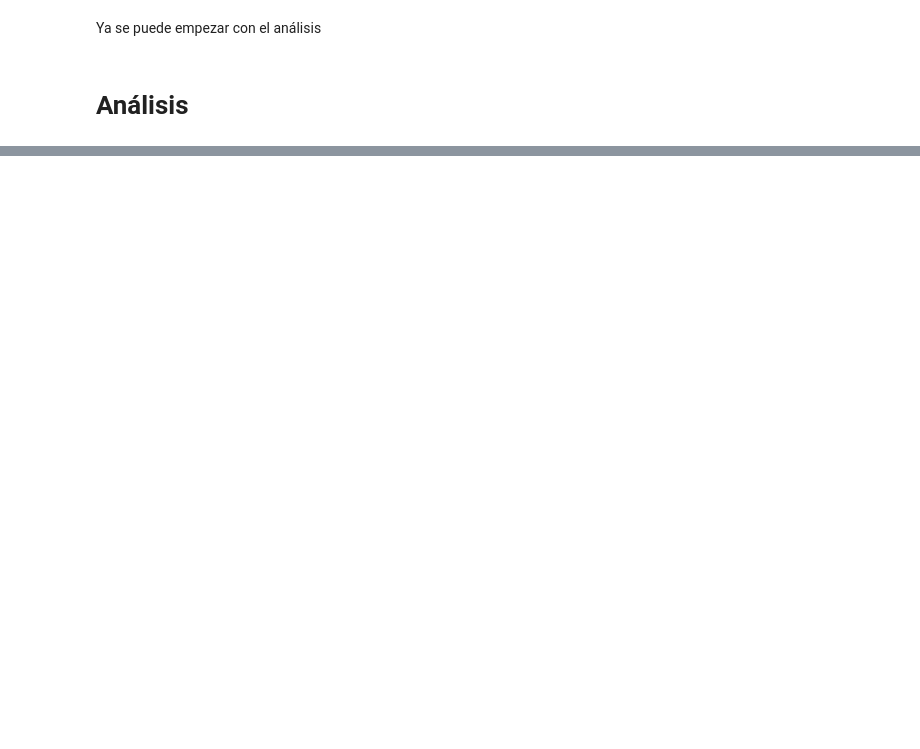
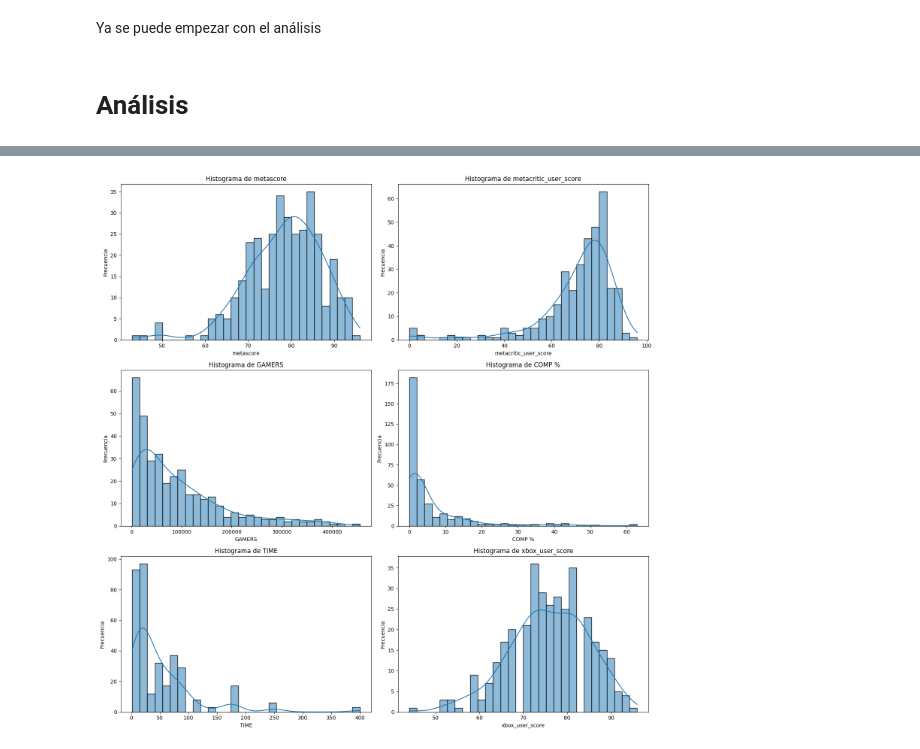
Before and after one commit to RisaacSBolivar/EDA_AprovechamientoXboxGP, a Jupyter notebook: src/notebooks/analisis.ipynb, the cells around one changed output, grey strips where cells are left out. Saved outputs shown, nothing was run; the diff lists cells and outputs as text; code cells hidden in the pictures; blank space fills up the shorter version.

Commit message:
Análisis univariante
Se realiza el análisis univariante de cada variable numérica

```diff
--- a/src/notebooks/analisis.ipynb
+++ b/src/notebooks/analisis.ipynb
@@ -388,0 +391,7 @@ df_merged.head()
+# %%
+# Normalizar las valoraciones
+df_merged['xbox_user_score'] = df_merged['xbox_user_score'] * 20
+df_merged['metacritic_user_score'] = df_merged['metacritic_user_score'] * 10
+df_merged['metascore'] = df_merged['metascore'].astype(float)
+df_merged.reset_index(drop=True, inplace=True)
+df_merged.head()
@@ -392,0 +424,6 @@ Ya se puede empezar con  el análisis
+# %%
+# Análisis univariante de variables numéricas en df_merged
+numeric_columns = df_merged.select_dtypes(include=[np.number]).columns
+
+# Estadísticas descriptivas
+df_merged[numeric_columns].describe()
@@ -392,0 +440,4 @@ Ya se puede empezar con  el análisis
+# %%
+funtils.plot_numerical_histograms(df_merged, numeric_columns, bins_list=[30,30,30,30,30,30], kde=True)
+# %% [output]
+[figure, added]
```
Also changed, not shown: parts of 8 cells of this notebook, 1 other file.
